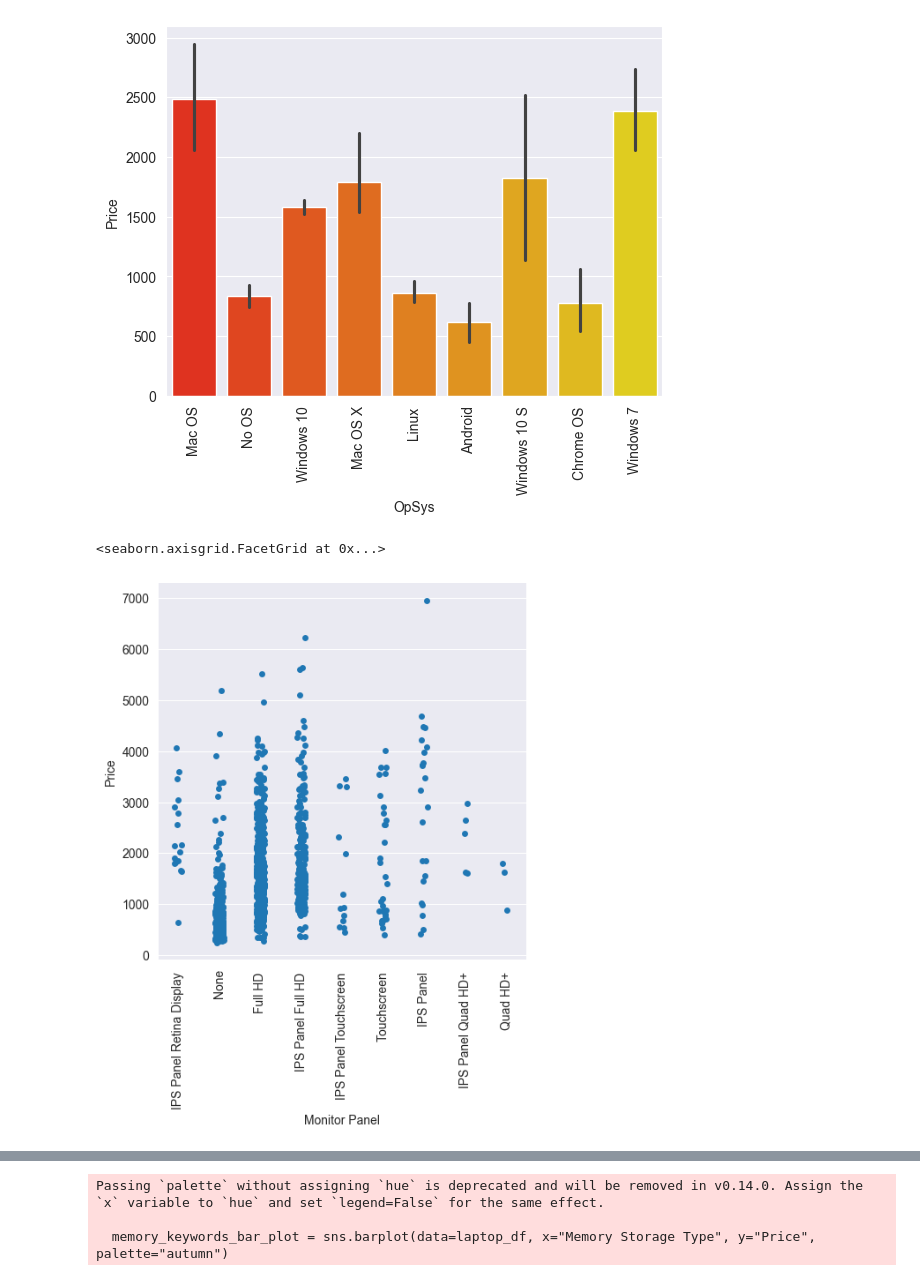
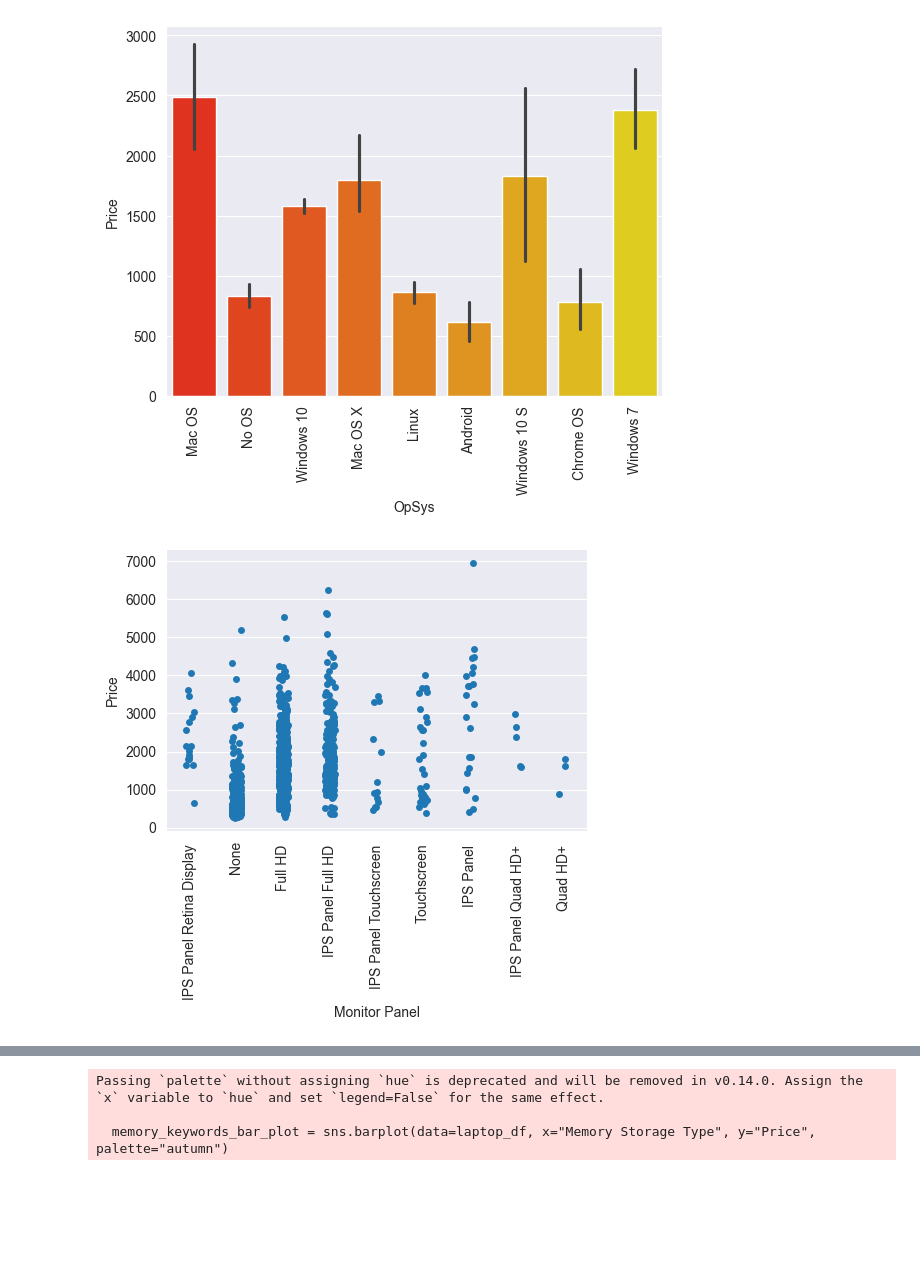
Before and after one commit to LittleMac24/MGMT_473-, a Jupyter notebook: Final_Project.ipynb, the cells around one changed output, grey strips where cells are left out. Drawn from its saved outputs; the diff is of its cells as text; code cells hidden in the pictures; blank space fills up the shorter version.

```diff
--- a/Final_Project.ipynb
+++ b/Final_Project.ipynb
@@ -401,9 +403,10 @@ Passing `palette` without assigning `hue` is deprecated and will be removed in v
 # %%
 screen_keywords_scatter_plot = sns.catplot(data=laptop_df, x="Monitor Panel", y="Price")
 screen_keywords_scatter_plot.set_xticklabels(rotation=90)
+screen_keywords_scatter_plot.figure.tight_layout()
+screen_keywords_scatter_plot.savefig("Data3", dpi=600)
 # %% [output]
-<seaborn.axisgrid.FacetGrid at 0x...>
-[figure, old version]
+[figure, new version]
 # %%
 
 screen_keywords_bar_plot = sns.barplot(data=laptop_df, x="Monitor Panel", y="Price", hue= "Memory Storage Type",
```
Also changed, not shown: parts of 9 cells of this notebook, 5 other files.
